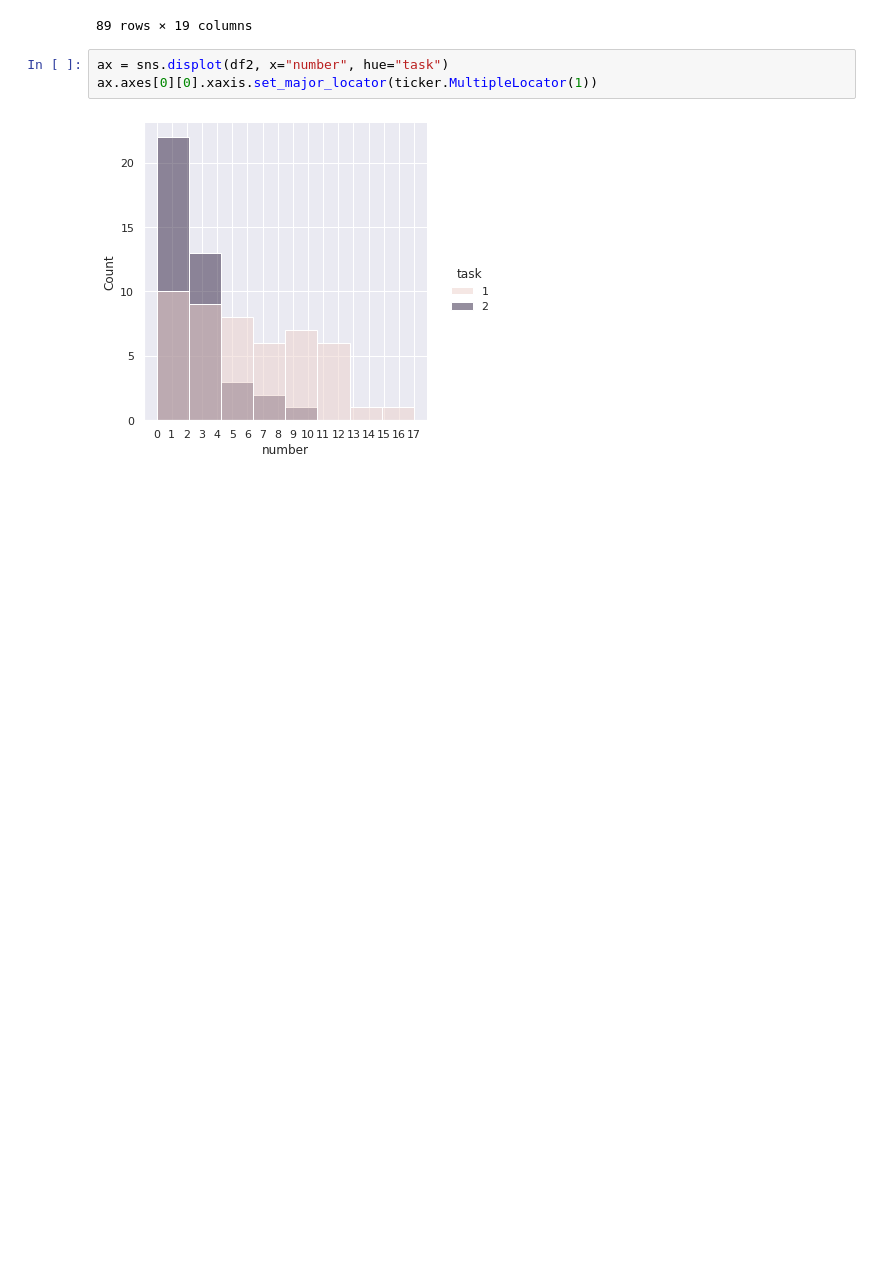
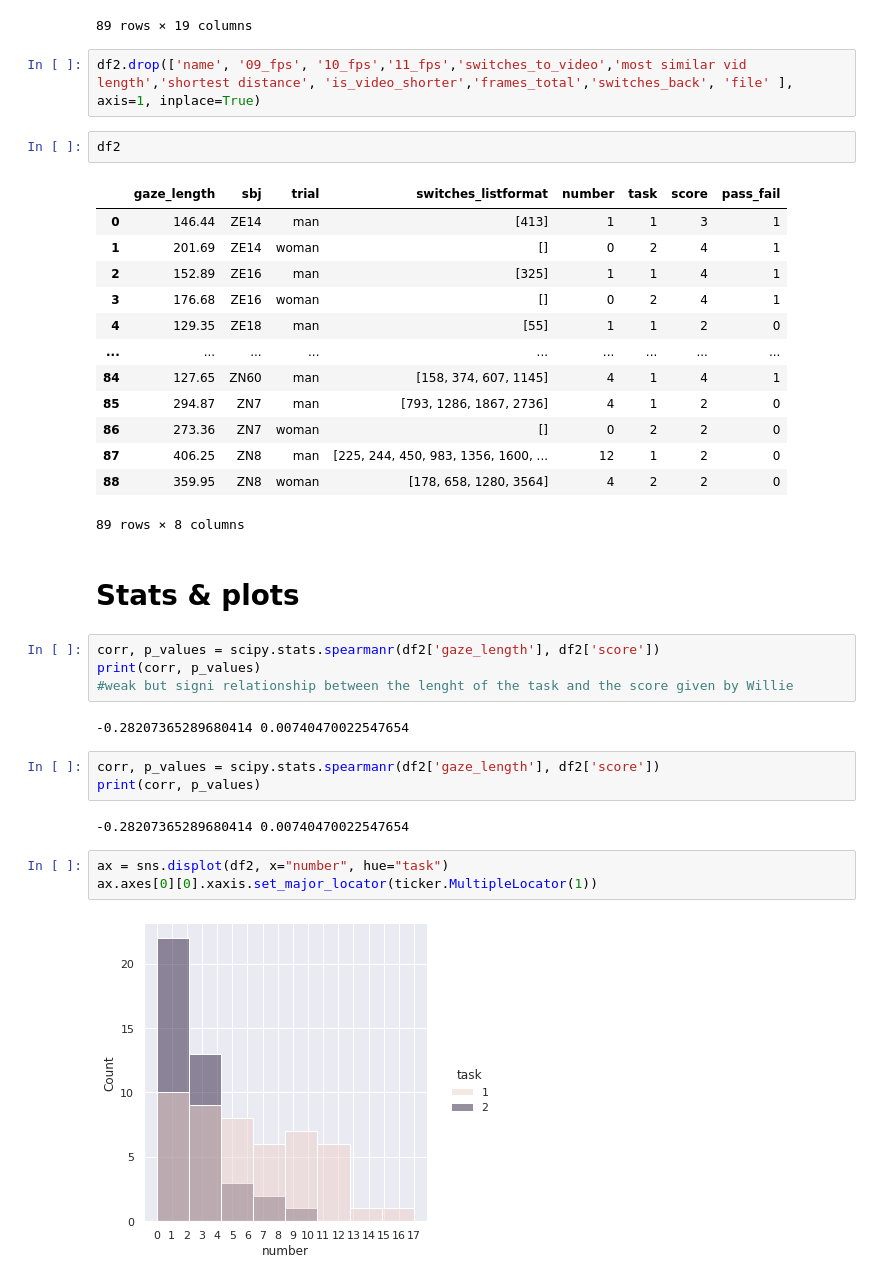
Before and after one commit to MartynaPlomecka/chi23, a Jupyter notebook: martyna_stats.ipynb, the cells around one changed output. Cells and saved outputs as stored; diff of their text form; blank space fills up the shorter version.

```diff
--- a/martyna_stats.ipynb
+++ b/martyna_stats.ipynb
@@ -221,6 +226,37 @@ df2
 | 87 | ZN8_man_2022-07-08_14h09.50.629.avi | 458.444444 | 412.6 | 375.090909 | 406.25 | 412.60 | 6.35 | ... |
 | 88 | ZN8_woman_2022-07-08_14h18.49.429... | 400.444444 | 360.4 | 327.636364 | 359.95 | 360.40 | 0.45 | ... |
 89 rows × 19 columns
+# %%
+df2.drop(['name', '09_fps', '10_fps','11_fps','switches_to_video','most similar vid length','shortest distance', 'is_video_shorter','frames_total','switches_back', 'file' ], axis=1, inplace=True)
+# %%
+df2
+# %% [output]
+|  | gaze_length | sbj | trial | switches_listformat | number | task | score | pass_fail |
+| 0 | 146.44 | ZE14 | man | [413] | 1 | 1 | 3 | 1 |
+| 1 | 201.69 | ZE14 | woman | [] | 0 | 2 | 4 | 1 |
+| 2 | 152.89 | ZE16 | man | [325] | 1 | 1 | 4 | 1 |
+| 3 | 176.68 | ZE16 | woman | [] | 0 | 2 | 4 | 1 |
+| 4 | 129.35 | ZE18 | man | [55] | 1 | 1 | 2 | 0 |
+| ... | ... | ... | ... | ... | ... | ... | ... | ... |
+| 84 | 127.65 | ZN60 | man | [158, 374, 607, 1145] | 4 | 1 | 4 | 1 |
+| 85 | 294.87 | ZN7 | man | [793, 1286, 1867, 2736] | 4 | 1 | 2 | 0 |
+| 86 | 273.36 | ZN7 | woman | [] | 0 | 2 | 2 | 0 |
+| 87 | 406.25 | ZN8 | man | [225, 244, 450, 983, 1356, 1600, ... | 12 | 1 | 2 | 0 |
+| 88 | 359.95 | ZN8 | woman | [178, 658, 1280, 3564] | 4 | 2 | 2 | 0 |
+89 rows × 8 columns
+# %% [markdown]
+# Stats & plots
+# %%
+corr, p_values = scipy.stats.spearmanr(df2['gaze_length'], df2['score'])
+print(corr, p_values)
+#weak but signi relationship between the lenght of the task and the score given by Willie
+# %% [output]
+-0.28207365289680414 0.00740470022547654
+# %%
+corr, p_values = scipy.stats.spearmanr(df2['gaze_length'], df2['score'])
+print(corr, p_values)
+# %% [output]
+-0.28207365289680414 0.00740470022547654
 # %%
 ax = sns.displot(df2, x="number", hue="task")
 ax.axes[0][0].xaxis.set_major_locator(ticker.MultipleLocator(1))
```
Also changed, not shown: parts of 4 cells of this notebook.
